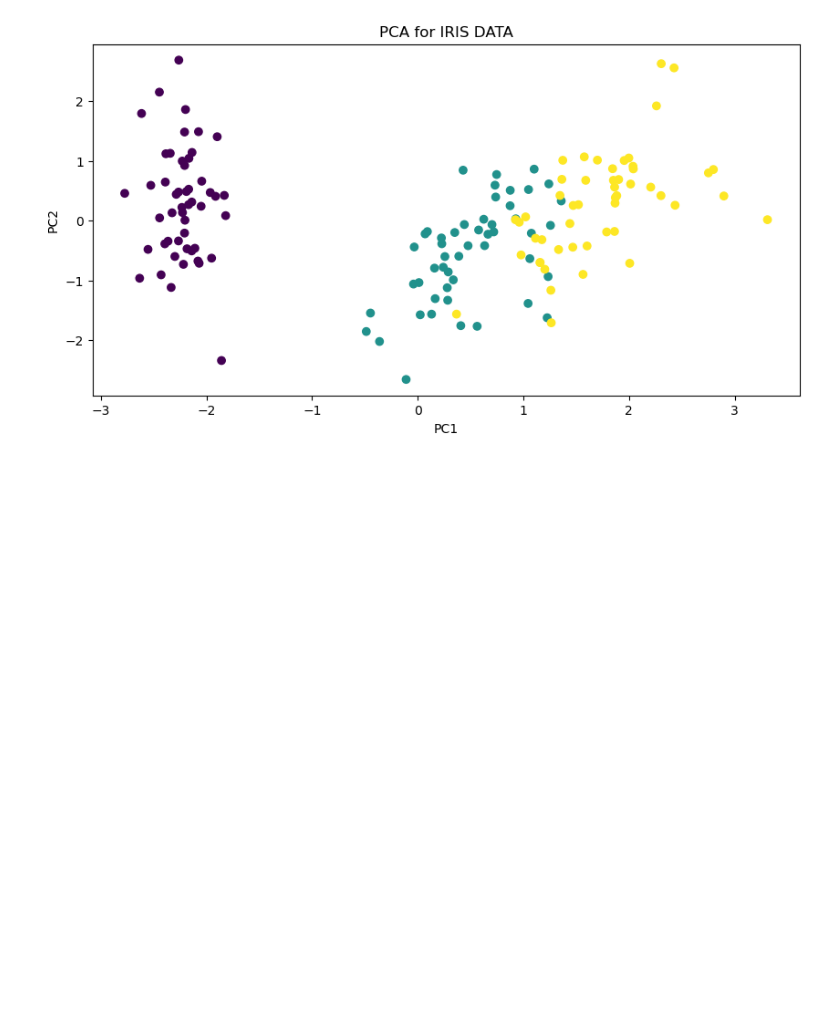
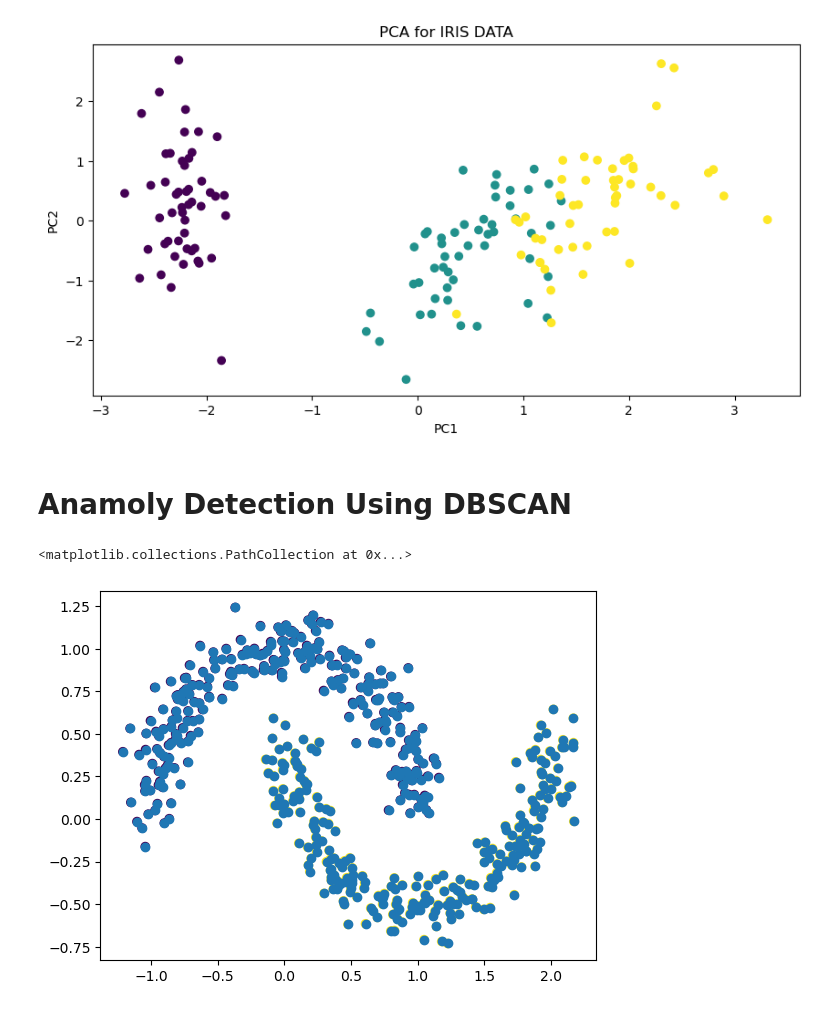
Before and after one commit to aneesi6247-lgtm/Unsupervised-Machine-Learning, a Jupyter notebook: Part_02_PCA.ipynb, the cells around one changed output. Saved outputs shown, nothing was run; the diff lists cells and outputs as text; code cells hidden in the pictures; blank space fills up the shorter version.

Commit message:
Anamoly Detection Techniques

```diff
--- a/Part_02_PCA.ipynb
+++ b/Part_02_PCA.ipynb
@@ -34,3 +37,16 @@ plt.title("PCA for IRIS DATA")
 # %% [output]
 Text(0.5, 1.0, 'PCA for IRIS DATA')
 [figure]
+# %% [markdown]
+# Anamoly Detection Using DBSCAN
+# %%
+# anamoly dection using DBSCAN
+x,y = make_moons(n_samples=500, noise =0.1, random_state=42)
+plt.scatter(x=x[:,0], y = x[:,1], c=y)
+x_scaled = sc.fit_transform(x)
+db = DBSCAN(eps=0.2, min_samples=5)
+labels = db.fit_predict(x_scaled)
+plt.scatter(x=x[:,0], y = x[:,1])
+# %% [output]
+<matplotlib.collections.PathCollection at 0x...>
+[figure, added]
```
Also changed, not shown: parts of 5 cells of this notebook, 1 other file.
